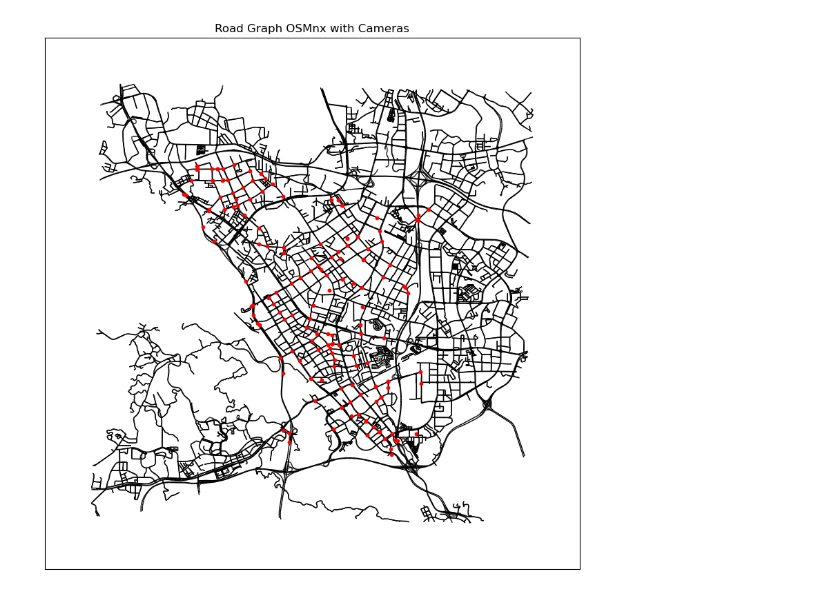
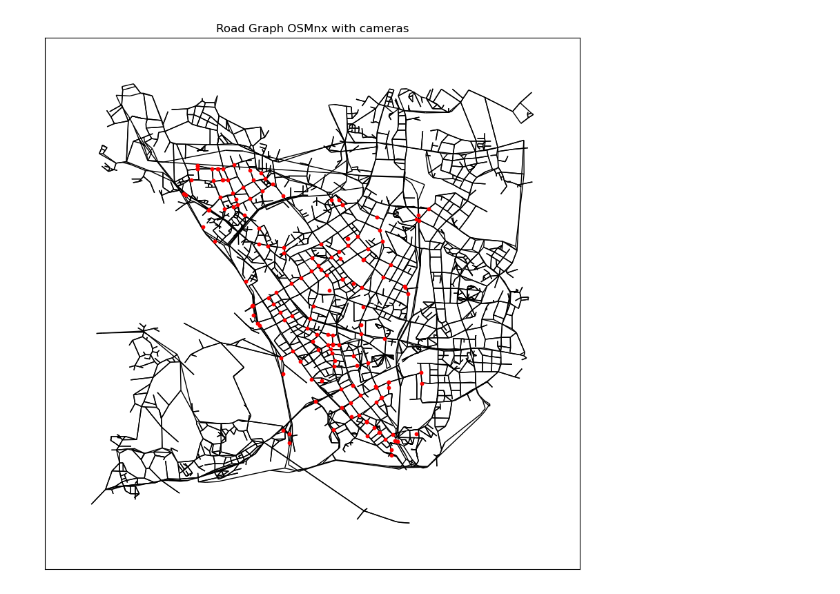
Before and after one commit to manuelck99/bachelors-thesis, a Jupyter notebook: preprocessing/cameras.ipynb, the cells around one changed output. Cells and saved outputs as stored; diff of their text form; code cells hidden in the pictures.

Commit message:
Refactored notebooks to use OSMnx road graph

```diff
--- a/preprocessing/cameras.ipynb
+++ b/preprocessing/cameras.ipynb
@@ -47,12 +33,0 @@ plt.show()
-# %%
-## Match cameras to nearest node
-nodes = [{"node_id": node, "x": road_graph.nodes[node]["pos"][0], "y": road_graph.nodes[node]["pos"][1]} for node in
-         road_graph.nodes()]
-node_coordinates = np.array([[node["x"], node["y"]] for node in nodes])
-
-tree = nb.KDTree(node_coordinates)
-indices = tree.query(camera_coordinates, k=1, return_distance=False)
-indices = indices.flatten()
-
-for index, camera in zip(indices, cameras):
-    camera["node_id"] = nodes[index]["node_id"]
@@ -86,38 +34,36 @@ with open(f"{data_path}/road_graph_nsl_sc_cameras.pickle", mode="wb") as file:
 # %%
 ## Load OSMnx road graph
-road_graph_ox = ox.load_graphml(filepath=f"{data_path}/road_graph_ox_nsl.xml")
-# road_graph_ox = ox.load_graphml(filepath=f"{data_path}/road_graph_ox_sim_con_nsl_sc.xml")
+road_graph_ox = ox.load_graphml(filepath=f"{data_path}/road_graph_ox_sim_con_35_nsl_sc.xml")
 road_graph_ox = ox.project_graph(road_graph_ox, to_crs=utils.EPSG_32650)
 
 ## Project camera coordinates
 for camera in cameras:
     x, y = camera["x"], camera["y"]
     proj_gps = utils.xy_to_epsg4326(np.array([[x, y]]))
     proj_gps = utils.epsg4326_to_epsg32650(proj_gps)
     lon, lat = proj_gps[0, 0], proj_gps[0, 1]
     camera["x"] = lon
     camera["y"] = lat
 
 camera_coordinates = np.array([[camera["x"], camera["y"]] for camera in cameras])
 
 ## Draw cameras on road graph
 pos = {node: (road_graph_ox.nodes[node]["x"], road_graph_ox.nodes[node]["y"]) for node in road_graph_ox.nodes()}
 
 fig, ax = plt.subplots(1, 1, figsize=(10, 10))
 nx.draw_networkx_edges(
     road_graph_ox,
     pos,
     arrows=False,
     ax=ax
 )
 ax.scatter(camera_coordinates[:, 0], camera_coordinates[:, 1], s=10, c="red")
-ax.set_title("Road Graph OSMnx with Cameras")
+ax.set_title("Road Graph OSMnx with cameras")
 
-plt.savefig(f"{data_path}/road_graph_ox_nsl_cameras.svg")
-# plt.savefig(f"{data_path}/road_graph_ox_sim_con_nsl_sc_cameras.svg")
+plt.savefig(f"{data_path}/road_graph_ox_sim_con_35_nsl_sc_cameras.svg")
 plt.show()
 # %% [output]
-[figure, old version]
+[figure, new version]
 # %%
 ## Match cameras to nearest node
 nodes = [{"node_id": node, "x": road_graph_ox.nodes[node]["x"], "y": road_graph_ox.nodes[node]["y"]} for node in
```
Also changed, not shown: parts of 4 cells of this notebook, 1 other file.
